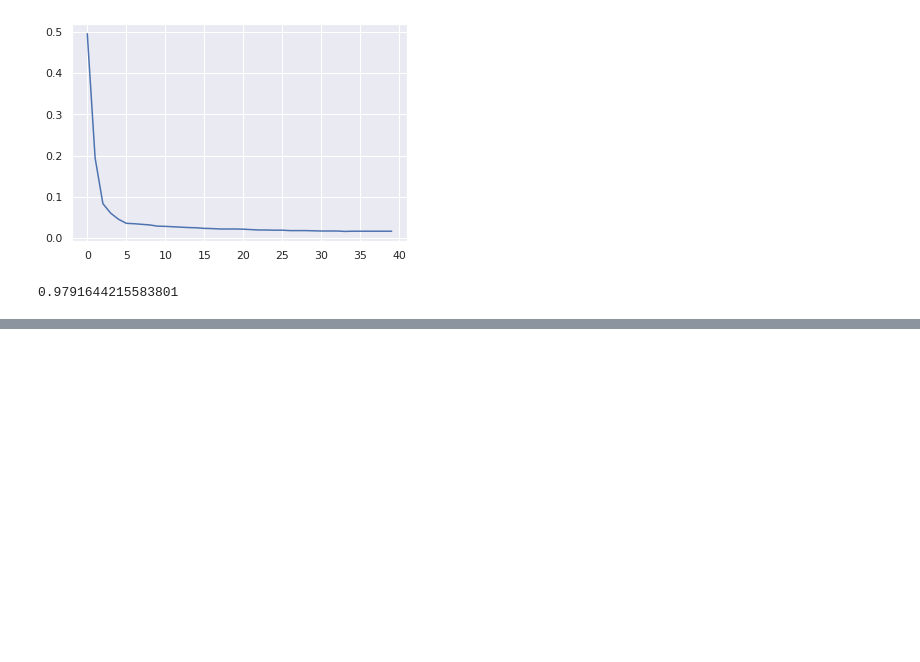
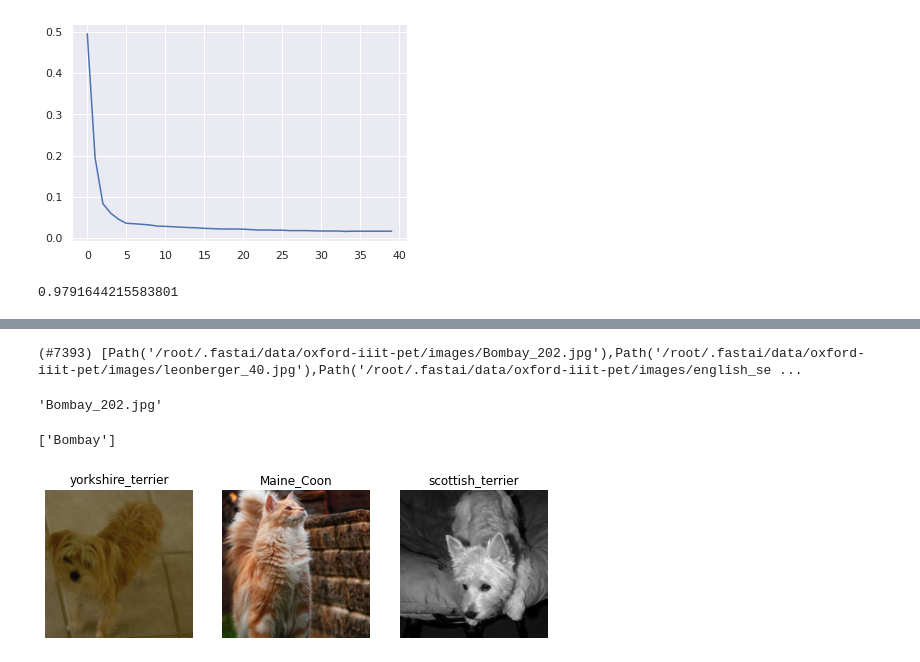
Before and after one commit to Segrey372017/pythorch_fasai_sandbox, a Jupyter notebook: pytorch_fastai_sandbox.ipynb, the cells around one changed output, grey strips where cells are left out. Saved outputs shown, nothing was run; the diff lists cells and outputs as text; code cells hidden in the pictures; blank space fills up the shorter version.

```diff
--- a/pytorch_fastai_sandbox.ipynb
+++ b/pytorch_fastai_sandbox.ipynb
@@ -511,0 +510,2 @@ learn.recorder.values[-1][1]
+# %%
+path = untar_data(URLs.PETS, '/content/PETS')
@@ -511,0 +518,26 @@ learn.recorder.values[-1][1]
+# %%
+(path /'images').ls()
+# %% [output]
+(#7393) [Path('/root/.fastai/data/oxford-iiit-pet/images/Bombay_202.jpg'),Path('/root/.fastai/data/oxford-iiit-pet/images/leonberger_40.jpg'),Path('/root/.fastai/data/oxford-iiit-pet/images/english_se ...
+# %%
+fname = (path / 'images').ls()[0]
+fname.name
+# %% [output]
+'Bombay_202.jpg'
+# %%
+re.findall(r'(.+)_\d+.jpg$', fname.name)
+# %% [output]
+['Bombay']
+# %%
+pets = DataBlock(blocks = (ImageBlock, CategoryBlock),
+                 get_items=get_image_files,
+                 splitter=RandomSplitter(seed=42),
+                 get_y=using_attr(RegexLabeller(r'(.+)_\d+.jpg$'), 'name'),
+                 item_tfms=Resize(460),
+                 batch_tfms=aug_transforms(size=224, min_scale=0.75))
+# %%
+dls = pets.dataloaders(path / 'images')
+# %%
+dls.show_batch(nrows = 1, ncols = 3)
+# %% [output]
+[figure, added]
```
Also changed, not shown: parts of 121 cells of this notebook.
